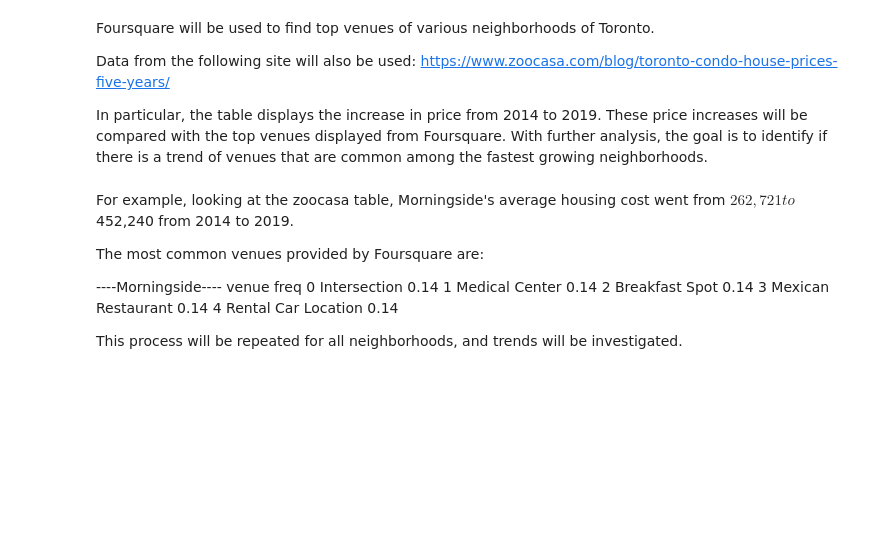
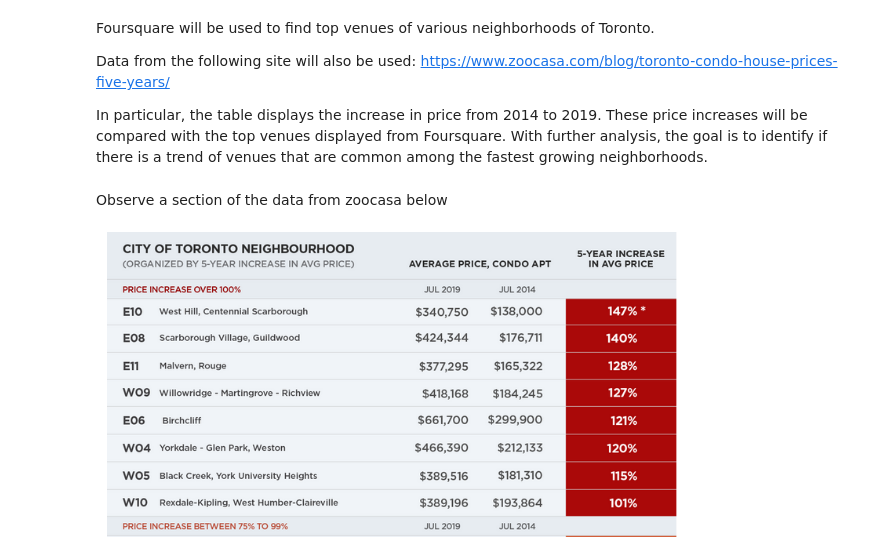
Before and after one commit to LafterFrankland/Coursera_Capstone, a Jupyter notebook: Week_4_capstone.ipynb, the cells around one changed output. Saved outputs shown, nothing was run; the diff lists cells and outputs as text; code cells hidden in the pictures; blank space fills up the shorter version.

```diff
--- a/Week_4_capstone.ipynb
+++ b/Week_4_capstone.ipynb
@@ -12,17 +14,10 @@ Foursquare will be used to find top venues of various neighborhoods of Toronto.
 Data from the following site will also be used: https://www.zoocasa.com/blog/toronto-condo-house-prices-five-years/
 
 In particular, the table displays the increase in price from 2014 to 2019. These price increases will be compared with the top venues displayed from Foursquare. With further analysis, the goal is to identify if there is a trend of venues that are common among the fastest growing neighborhoods.
-# %% [markdown]
-For example, looking at the zoocasa table, Morningside's average housing cost went from $262,721 to $452,240 from 2014 to 2019.
-
-The most common venues provided by Foursquare are:
-
-----Morningside----
-                 venue  freq
-0         Intersection  0.14
-1       Medical Center  0.14
-2       Breakfast Spot  0.14
-3   Mexican Restaurant  0.14
-4  Rental Car Location  0.14
-
-This process will be repeated for all neighborhoods, and trends will be investigated.
+# %% [markdown]
+Observe a section of the data from zoocasa below
+# %%
+from IPython.display import Image
+Image(filename ="zoocasa.png", width = 600, height = 400)
+# %% [output]
+[figure, added]
```
Also changed, not shown: parts of 4 cells of this notebook.
